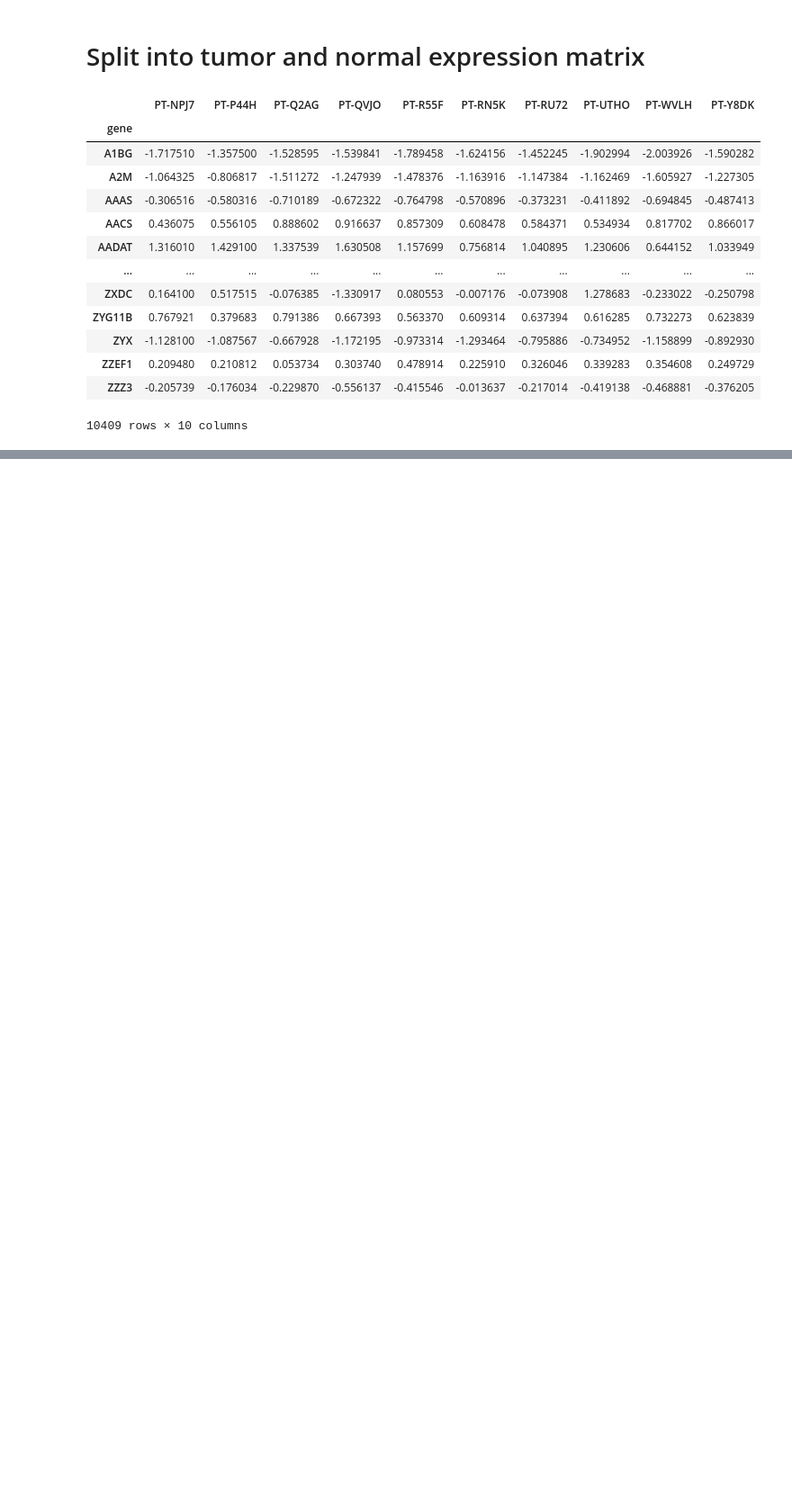
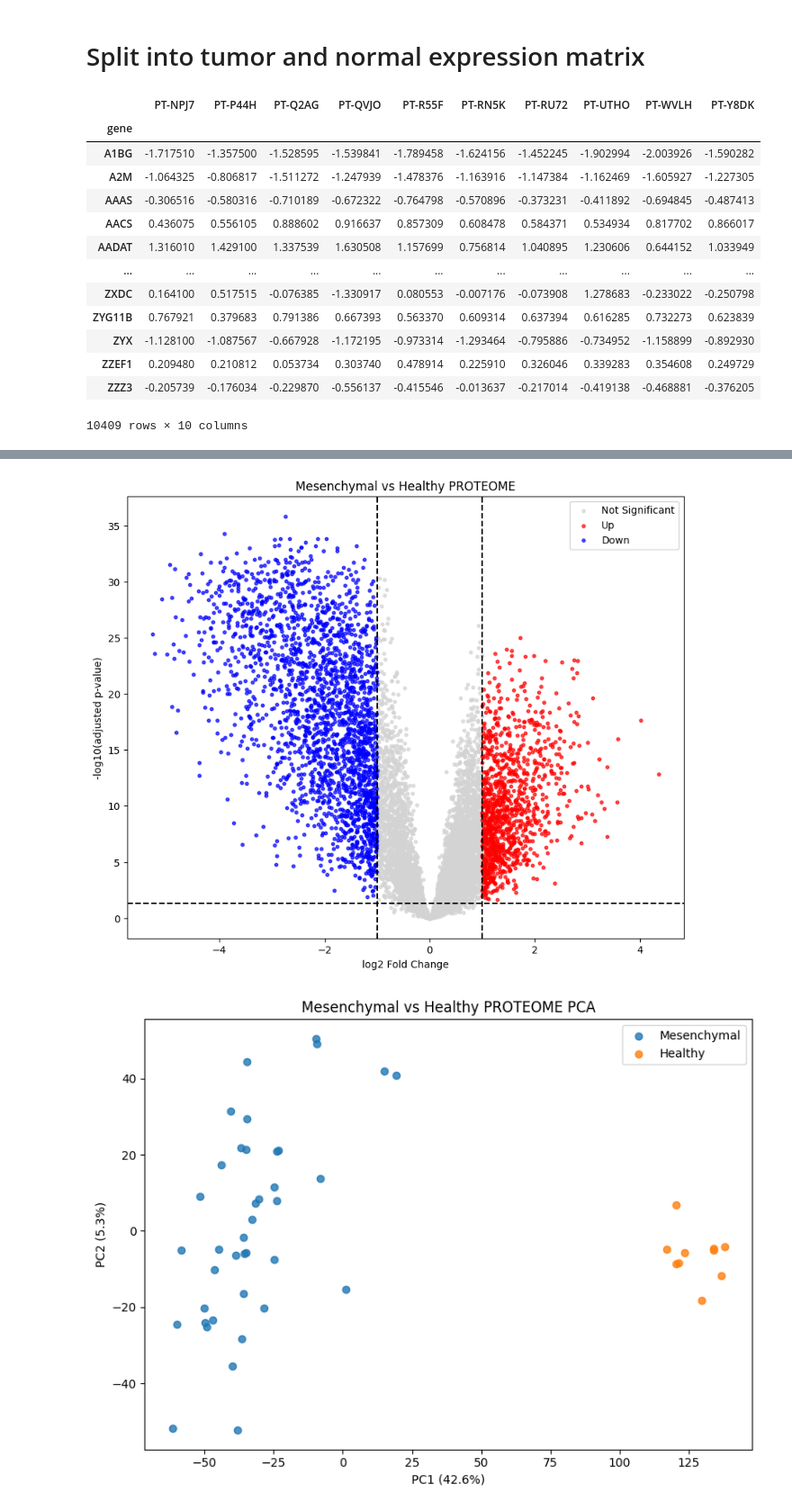
Before and after one commit to namtu06/BIO_RA, a Jupyter notebook: notebooks/02_CPTACproteinanalysis.ipynb, the cells around one changed output, grey strips where cells are left out. Shown at 90% size. Cells and saved outputs as stored; diff of their text form; code cells hidden in the pictures; blank space fills up the shorter version.

```diff
--- a/notebooks/02_CPTACproteinanalysis.ipynb
+++ b/notebooks/02_CPTACproteinanalysis.ipynb
@@ -216,0 +152,8 @@ plt.show()
+# %%
+mes = diff.differential_expression(mesenchymal_expr,control_expr)
+mes.to_csv('../data/interim/mesenchymal_pro_diff.csv')
+diff.volcano_plot(mes,'Mesenchymal vs Healthy PROTEOME')
+diff.pca_plot(mesenchymal_expr,control_expr,'Mesenchymal','Healthy','Mesenchymal vs Healthy PROTEOME PCA')
+# %% [output]
+[figure, added]
+[figure, added]
```
Also changed, not shown: parts of 19 cells of this notebook, 24 other files.
